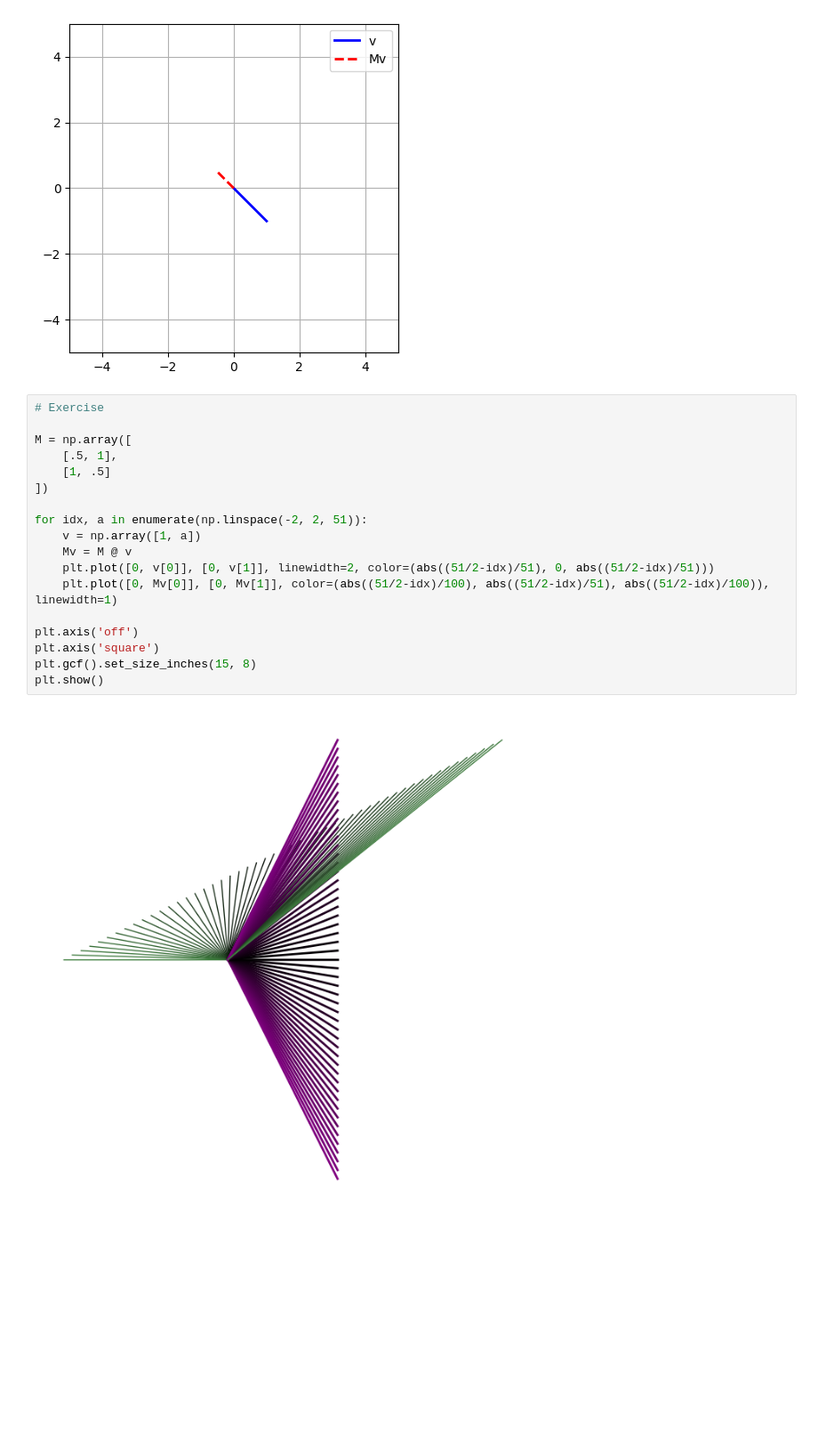
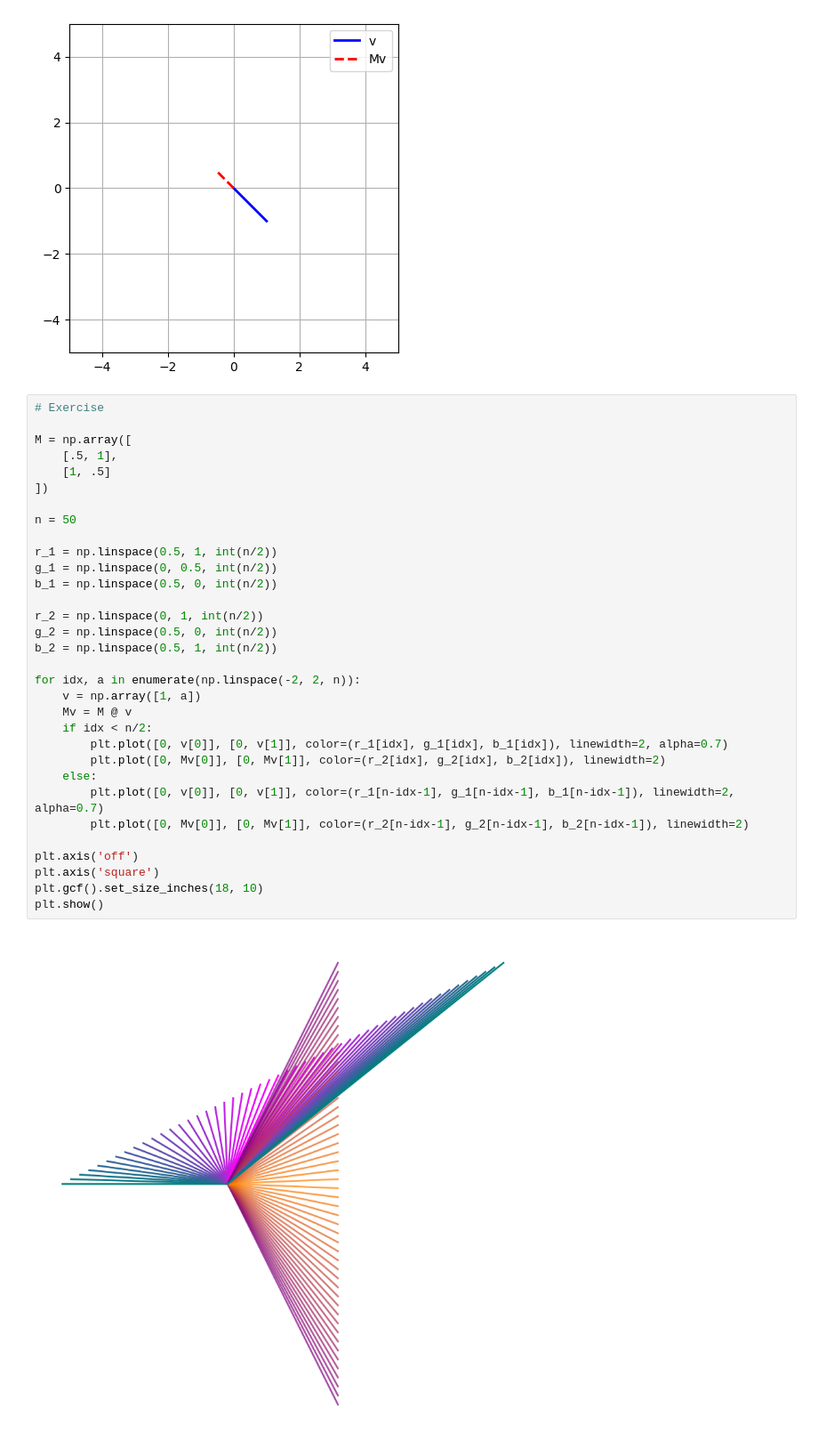
Before and after one commit to viktor-kertanov/master-math, a Jupyter notebook: ch12_linear_algebra/12_visualizing_matrix_vector_multiplication.ipynb, the cells around one changed output. Shown at 89% size. Drawn from its saved outputs; the diff is of its cells as text; blank space fills up the shorter version.

```diff
--- a/ch12_linear_algebra/12_visualizing_matrix_vector_multiplication.ipynb
+++ b/ch12_linear_algebra/12_visualizing_matrix_vector_multiplication.ipynb
@@ -75,20 +75,34 @@ $\displaystyle \left[\begin{matrix}-0.5 & 0.5\end{matrix}\right]$
 # %%
 # Exercise
 
 M = np.array([
     [.5, 1],
     [1, .5]
 ])
 
-for idx, a in enumerate(np.linspace(-2, 2, 51)):
+n = 50
+
+r_1 = np.linspace(0.5, 1, int(n/2))
+g_1 = np.linspace(0, 0.5, int(n/2))
+b_1 = np.linspace(0.5, 0, int(n/2))
+
+r_2 = np.linspace(0, 1, int(n/2))
+g_2 = np.linspace(0.5, 0, int(n/2))
+b_2 = np.linspace(0.5, 1, int(n/2))
+
+for idx, a in enumerate(np.linspace(-2, 2, n)):
     v = np.array([1, a])
     Mv = M @ v
-    plt.plot([0, v[0]], [0, v[1]], linewidth=2, color=(abs((51/2-idx)/51), 0, abs((51/2-idx)/51)))
-    plt.plot([0, Mv[0]], [0, Mv[1]], color=(abs((51/2-idx)/100), abs((51/2-idx)/51), abs((51/2-idx)/100)), linewidth=1)
+    if idx < n/2:
+        plt.plot([0, v[0]], [0, v[1]], color=(r_1[idx], g_1[idx], b_1[idx]), linewidth=2, alpha=0.7)
+        plt.plot([0, Mv[0]], [0, Mv[1]], color=(r_2[idx], g_2[idx], b_2[idx]), linewidth=2)
+    else:
+        plt.plot([0, v[0]], [0, v[1]], color=(r_1[n-idx-1], g_1[n-idx-1], b_1[n-idx-1]), linewidth=2, alpha=0.7)
+        plt.plot([0, Mv[0]], [0, Mv[1]], color=(r_2[n-idx-1], g_2[n-idx-1], b_2[n-idx-1]), linewidth=2)
 
 plt.axis('off')
 plt.axis('square')
-plt.gcf().set_size_inches(15, 8)
+plt.gcf().set_size_inches(18, 10)
 plt.show()
 # %% [output]
-[figure, old version]
+[figure, new version]
```
Also changed, not shown: 1 other file.
